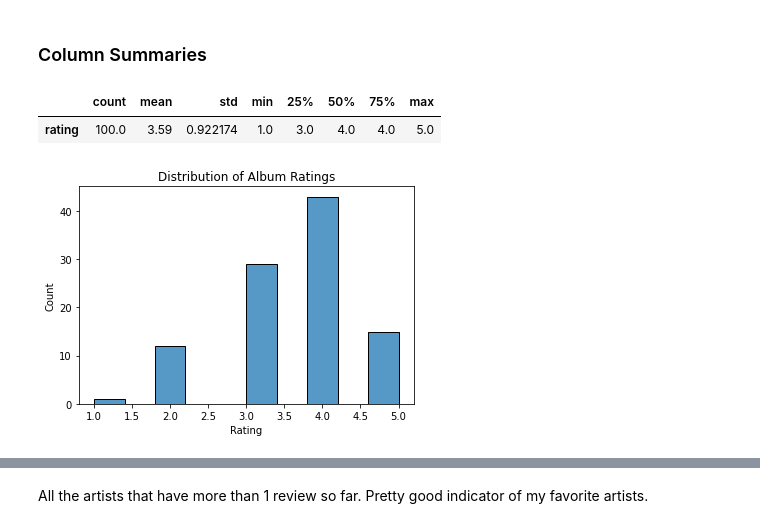
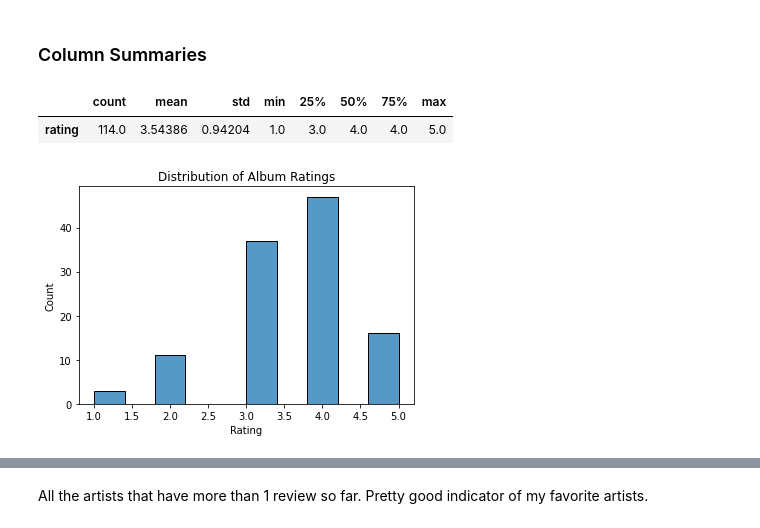
Before and after one commit to osvalentino/album_review, a Jupyter notebook: album_review.ipynb, the cells around one changed output, grey strips where cells are left out. Saved outputs shown, nothing was run; the diff lists cells and outputs as text; code cells hidden in the pictures.

```diff
--- a/album_review.ipynb
+++ b/album_review.ipynb
@@ -63,7 +63,7 @@ The `album` dataframe represents the data on albums I have finished writing a re
 `'album', 'artist', 'year', 'rating', 'genre', 'country', 'language', 'num_songs', 'runtime'`
 # %%
 album = df[~df['rating'].str.contains('\*', na = False)]
-album = album.loc[1:, ['album', 'artist_year', 'length', 'genre', 'country_lang', 'rating']].reset_index(drop=True)
+album = album.loc[2:, ['album', 'artist_year', 'length', 'genre', 'country_lang', 'rating']].reset_index(drop=True)
 album.head()
 # %% [output]
 |  | album | artist_year | length | genre | country_lang | rating |
@@ -470,14 +489,15 @@ import seaborn as sns
 album['rating'].describe().to_frame().T
 # %% [output]
 |  | count | mean | std | min | 25% | 50% | 75% | max |
-| rating | 100.0 | 3.59 | 0.922174 | 1.0 | 3.0 | 4.0 | 4.0 | 5.0 |
+| rating | 114.0 | 3.54386 | 0.94204 | 1.0 | 3.0 | 4.0 | 4.0 | 5.0 |
 # %%
 sns.histplot(album['rating'])
 plt.xlabel('Rating')
 plt.title('Distribution of Album Ratings')
+plt.rcParams['figure.dpi'] = 100
 plt.show()
 # %% [output]
-[figure, old version]
+[figure, new version]
 # %%
 song['rating'].describe().to_frame().T
 # %% [output]
```
Also changed, not shown: parts of 32 cells of this notebook.
